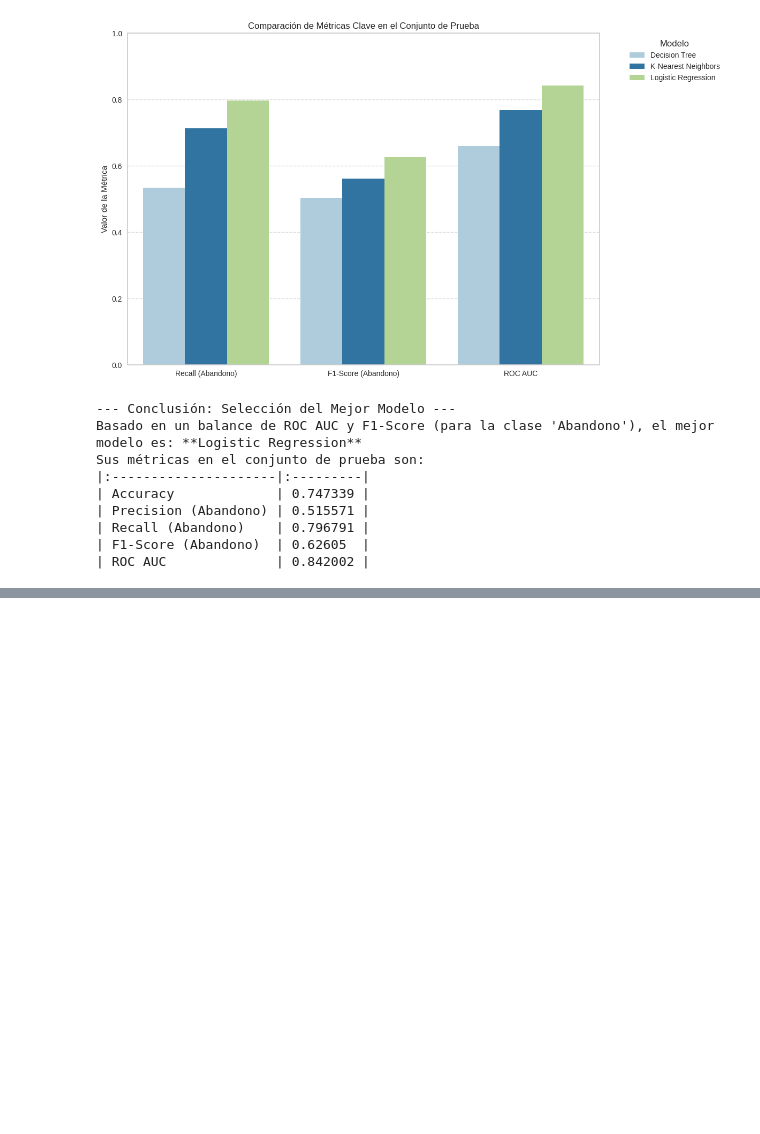
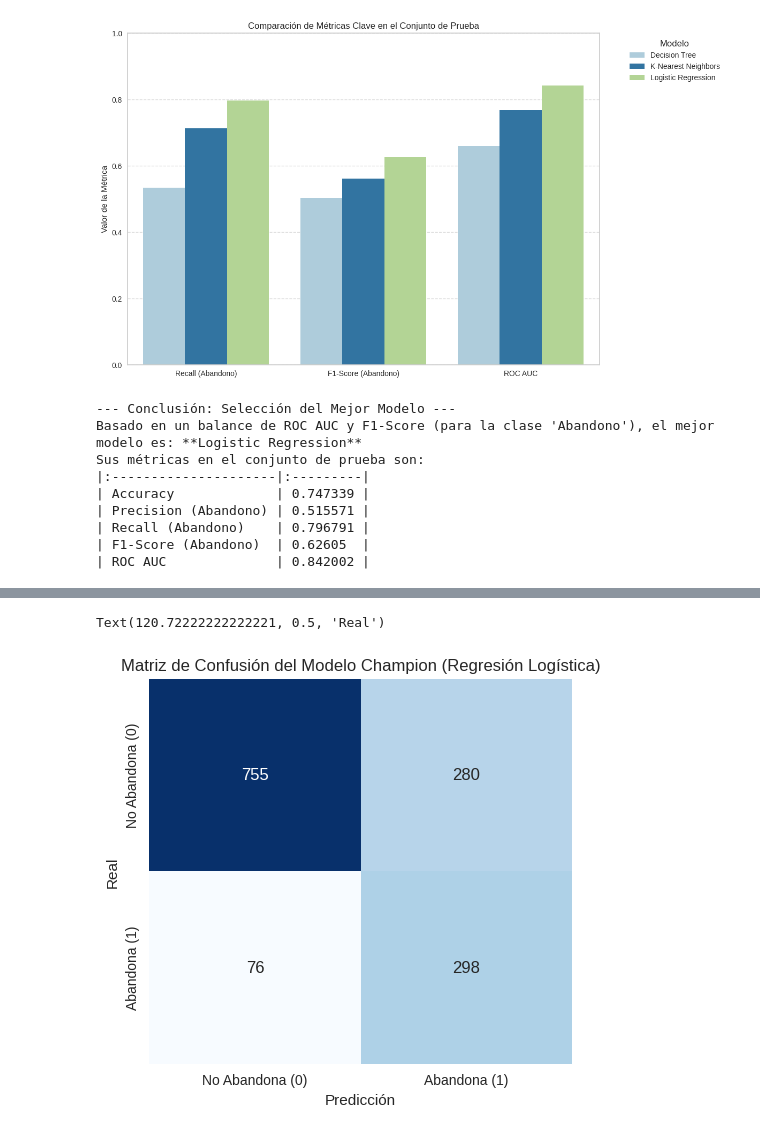
Before and after one commit to Brianbrowncoopman/telecom_X_2, a Jupyter notebook: Telecom_X_2.ipynb, the cells around one changed output, grey strips where cells are left out. Saved outputs shown, nothing was run; the diff lists cells and outputs as text; code cells hidden in the pictures; blank space fills up the shorter version.

```diff
--- a/Telecom_X_2.ipynb
+++ b/Telecom_X_2.ipynb
@@ -1280,0 +1305,7 @@ Sus métricas en el conjunto de prueba son:
+# %%
+# 1. Re-instanciar y entrenar el modelo campeón con el conjunto de entrenamiento completo
+# Usamos los mismos parámetros que definimos antes
+champion_model = LogisticRegression(random_state=42, solver='liblinear', max_iter=200)
+
+print("\nEntrenando el modelo campeón (Regresión Logística) en el conjunto de entrenamiento...")
+champion_model.fit(X_train, y_train)
@@ -1280,0 +1315,5 @@ Sus métricas en el conjunto de prueba son:
+# %%
+# 2. Realizar predicciones en el conjunto de prueba
+print("\nRealizando predicciones en el conjunto de prueba...")
+y_pred_champion = champion_model.predict(X_test)
+y_proba_champion = champion_model.predict_proba(X_test)[:, 1] # Probabilidad de la clase positiva (1)
@@ -1280,0 +1341,14 @@ Sus métricas en el conjunto de prueba son:
+# %%
+# Matriz de Confusión
+cm_champion = confusion_matrix(y_test, y_pred_champion)
+plt.figure(figsize=(12, 5))
+
+plt.subplot(1, 2, 1)
+sns.heatmap(cm_champion, annot=True, fmt='d', cmap='Blues', cbar=False,
+            xticklabels=['No Abandona (0)', 'Abandona (1)'], yticklabels=['No Abandona (0)', 'Abandona (1)'])
+plt.title('Matriz de Confusión del Modelo Champion (Regresión Logística)')
+plt.xlabel('Predicción')
+plt.ylabel('Real')
+# %% [output]
+Text(120.72222222222221, 0.5, 'Real')
+[figure, added]
```
Also changed, not shown: parts of 21 cells of this notebook.
